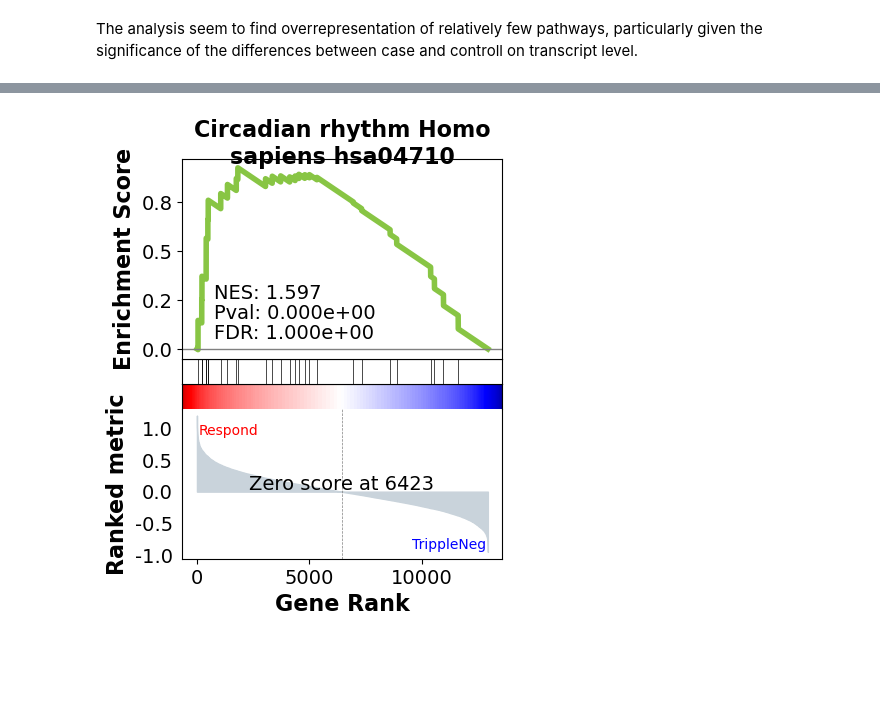
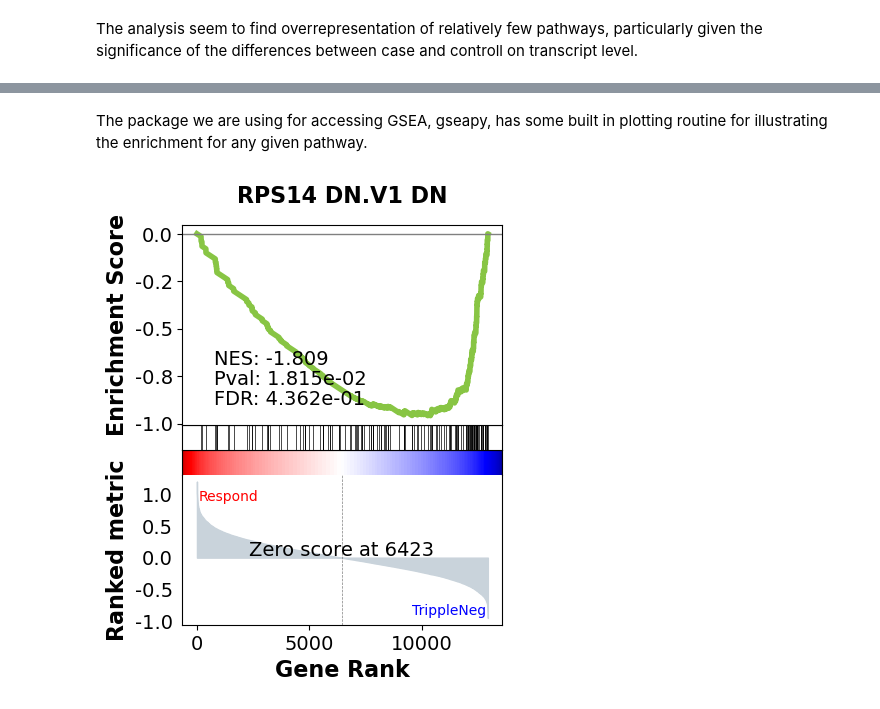
Before and after one commit to statisticalbiotechnology/dsbook, a Jupyter notebook: dsbook/network/gsea.ipynb, the cells around one changed output, grey strips where cells are left out. Cells and saved outputs as stored; diff of their text form; code cells hidden in the pictures; blank space fills up the shorter version.

```diff
--- a/dsbook/network/gsea.ipynb
+++ b/dsbook/network/gsea.ipynb
@@ -89,18 +94,19 @@ Subsequently we us pygsea to perform a geneset enricment analysis (GSEA).
 # %%
 classes = ["TrippleNeg" if tripple_negative_bool[sample_name] else "Respond" for sample_name in brca.columns]
-gs_res = gp.gsea(data=brca,
-                 gene_sets='KEGG_2016',
-                 # gene_sets='Reactome_2013',
-                 cls=classes, # cls=class_vector
-                 # set permutation_type to phenotype if samples >=15
-                 permutation_type='phenotype',
-                 permutation_num=100, # reduce number to speed up test
+gs = gp.GSEA(data=brca,
+                 gene_sets='MSigDB_Oncogenic_Signatures',
+#                 gene_sets='KEGG_2019_Human',
+                 classes=classes, # cls=class_vector
+                 permutation_type='phenotype', # null from permutations of class labels
+                 permutation_num=2000, # reduce number to speed up test
+                 min_size=3, # minimal size of pathway
                  outdir=None,  # do not write output to disk
                  no_plot=True, # Skip plotting
                  method='signal_to_noise',
-                 # method='t_test',
-                 processes=4, # Number of allowed parallel processes
-                 format='png',
-                 ascending=True,
-                max_size=20000)
+                 threads=4, # Number of allowed parallel processes
+                 seed=42,
+                 format='png',)
+                 # ascending=True)
+gs.run()
+gs_res = gs.res2d
 # %% [output]
@@ -126,5 +114 @@ gs_res.res2d
-# %%
-import qvalue
-gs_res.res2d.sort_values(by=["NOM p-val"],inplace=True)
-out = qvalue.qvalues(gs_res.res2d,"NOM p-val").drop(["FDR q-val","FWER p-val"], axis='columns')
 # %% [markdown]
@@ -146,0 +116,3 @@ axs = gs_res.plot(terms=terms[11]) # v1.0.5
+# %%
+significant = gs_res[gs_res["FDR q-val"]<0.5]
+significant
@@ -147,4 +125,6 @@ axs = gs_res.plot(terms=terms[11]) # v1.0.5
+# %% [markdown]
+The package we are using for accessing GSEA, gseapy, has some built in plotting routine for illustrating the enrichment for any given pathway.
 # %%
-axs = gs_res.plot(terms=terms[9])
+axs = gs.plot(terms=significant.Term[0])
 # %% [output]
-[figure, old version]
+[figure, new version]
```
Also changed, not shown: parts of 18 cells of this notebook, 8 other files.
